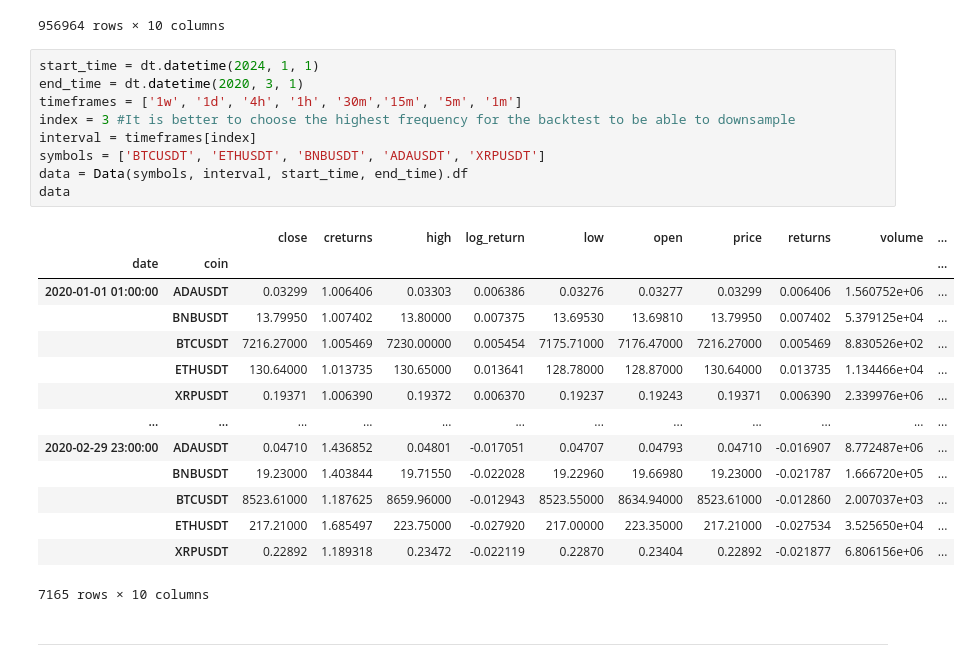
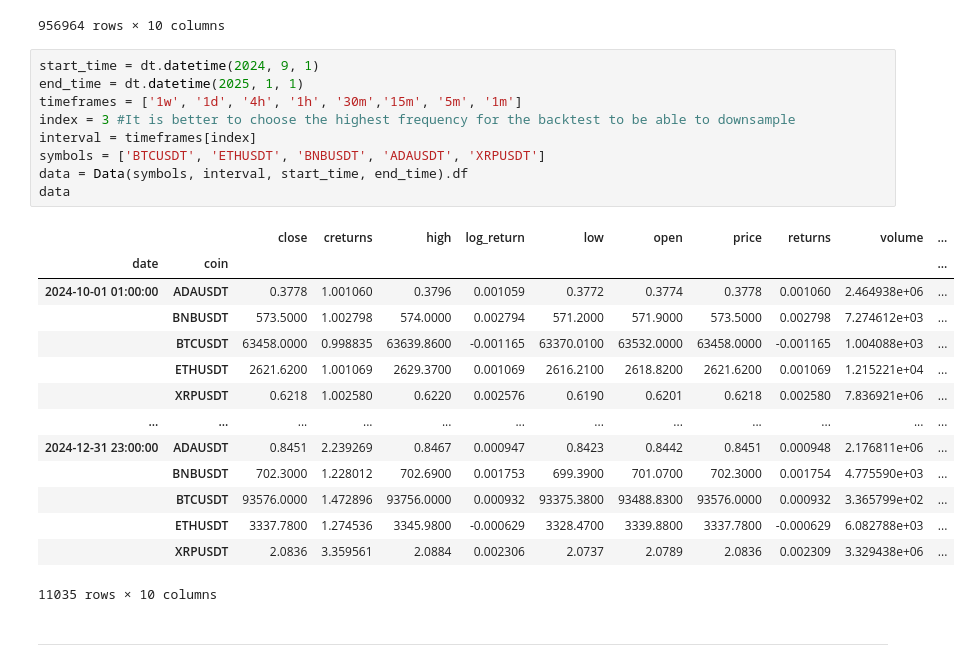
Before and after one commit to YassinKhanji/Portfolio_1, a Jupyter notebook: Technical_Portfolio/Strategies/Trend_Following/sprtrnd_breakout.ipynb, the cells around one changed output. Saved outputs shown, nothing was run; the diff lists cells and outputs as text.

```diff
--- a/Technical_Portfolio/Strategies/Trend_Following/sprtrnd_breakout.ipynb
+++ b/Technical_Portfolio/Strategies/Trend_Following/sprtrnd_breakout.ipynb
@@ -99,29 +99,29 @@ all_data
 |  | XECUSDT | 0.000035 | 0.000000e+00 | 0.000035 | -5.503282 | 0.000034 | 0.000034 | 0.000035 | 0.004073 | 1.147830e+09 | ... |
 956964 rows × 10 columns
 # %%
-start_time = dt.datetime(2024, 1, 1)
-end_time = dt.datetime(2020, 3, 1)
+start_time = dt.datetime(2024, 9, 1)
+end_time = dt.datetime(2025, 1, 1)
 timeframes = ['1w', '1d', '4h', '1h', '30m','15m', '5m', '1m']
 index = 3 #It is better to choose the highest frequency for the backtest to be able to downsample
 interval = timeframes[index]
 symbols = ['BTCUSDT', 'ETHUSDT', 'BNBUSDT', 'ADAUSDT', 'XRPUSDT']
 data = Data(symbols, interval, start_time, end_time).df
 data
 # %% [output]
 |  |  | close | creturns | high | log_return | low | open | price | returns | volume | ... |
 | date | coin |  |  |  |  |  |  |  |  |  | ... |
-| 2020-01-01 01:00:00 | ADAUSDT | 0.03299 | 1.006406 | 0.03303 | 0.006386 | 0.03276 | 0.03277 | 0.03299 | 0.006406 | 1.560752e+06 | ... |
-|  | BNBUSDT | 13.79950 | 1.007402 | 13.80000 | 0.007375 | 13.69530 | 13.69810 | 13.79950 | 0.007402 | 5.379125e+04 | ... |
-|  | BTCUSDT | 7216.27000 | 1.005469 | 7230.00000 | 0.005454 | 7175.71000 | 7176.47000 | 7216.27000 | 0.005469 | 8.830526e+02 | ... |
-|  | ETHUSDT | 130.64000 | 1.013735 | 130.65000 | 0.013641 | 128.78000 | 128.87000 | 130.64000 | 0.013735 | 1.134466e+04 | ... |
-|  | XRPUSDT | 0.19371 | 1.006390 | 0.19372 | 0.006370 | 0.19237 | 0.19243 | 0.19371 | 0.006390 | 2.339976e+06 | ... |
+| 2024-10-01 01:00:00 | ADAUSDT | 0.3778 | 1.001060 | 0.3796 | 0.001059 | 0.3772 | 0.3774 | 0.3778 | 0.001060 | 2.464938e+06 | ... |
+|  | BNBUSDT | 573.5000 | 1.002798 | 574.0000 | 0.002794 | 571.2000 | 571.9000 | 573.5000 | 0.002798 | 7.274612e+03 | ... |
+|  | BTCUSDT | 63458.0000 | 0.998835 | 63639.8600 | -0.001165 | 63370.0100 | 63532.0000 | 63458.0000 | -0.001165 | 1.004088e+03 | ... |
+|  | ETHUSDT | 2621.6200 | 1.001069 | 2629.3700 | 0.001069 | 2616.2100 | 2618.8200 | 2621.6200 | 0.001069 | 1.215221e+04 | ... |
+|  | XRPUSDT | 0.6218 | 1.002580 | 0.6220 | 0.002576 | 0.6190 | 0.6201 | 0.6218 | 0.002580 | 7.836921e+06 | ... |
 | ... | ... | ... | ... | ... | ... | ... | ... | ... | ... | ... | ... |
-| 2020-02-29 23:00:00 | ADAUSDT | 0.04710 | 1.436852 | 0.04801 | -0.017051 | 0.04707 | 0.04793 | 0.04710 | -0.016907 | 8.772487e+06 | ... |
-|  | BNBUSDT | 19.23000 | 1.403844 | 19.71550 | -0.022028 | 19.22960 | 19.66980 | 19.23000 | -0.021787 | 1.666720e+05 | ... |
-|  | BTCUSDT | 8523.61000 | 1.187625 | 8659.96000 | -0.012943 | 8523.55000 | 8634.94000 | 8523.61000 | -0.012860 | 2.007037e+03 | ... |
-|  | ETHUSDT | 217.21000 | 1.685497 | 223.75000 | -0.027920 | 217.00000 | 223.35000 | 217.21000 | -0.027534 | 3.525650e+04 | ... |
-|  | XRPUSDT | 0.22892 | 1.189318 | 0.23472 | -0.022119 | 0.22870 | 0.23404 | 0.22892 | -0.021877 | 6.806156e+06 | ... |
+| 2024-12-31 23:00:00 | ADAUSDT | 0.8451 | 2.239269 | 0.8467 | 0.000947 | 0.8423 | 0.8442 | 0.8451 | 0.000948 | 2.176811e+06 | ... |
+|  | BNBUSDT | 702.3000 | 1.228012 | 702.6900 | 0.001753 | 699.3900 | 701.0700 | 702.3000 | 0.001754 | 4.775590e+03 | ... |
+|  | BTCUSDT | 93576.0000 | 1.472896 | 93756.0000 | 0.000932 | 93375.3800 | 93488.8300 | 93576.0000 | 0.000932 | 3.365799e+02 | ... |
+|  | ETHUSDT | 3337.7800 | 1.274536 | 3345.9800 | -0.000629 | 3328.4700 | 3339.8800 | 3337.7800 | -0.000629 | 6.082788e+03 | ... |
+|  | XRPUSDT | 2.0836 | 3.359561 | 2.0884 | 0.002306 | 2.0737 | 2.0789 | 2.0836 | 0.002309 | 3.329438e+06 | ... |
-7165 rows × 10 columns
+11035 rows × 10 columns
 # %% [markdown]
 ---
 # %% [markdown]
```
Also changed, not shown: parts of 8 cells of this notebook, 4 other files.
